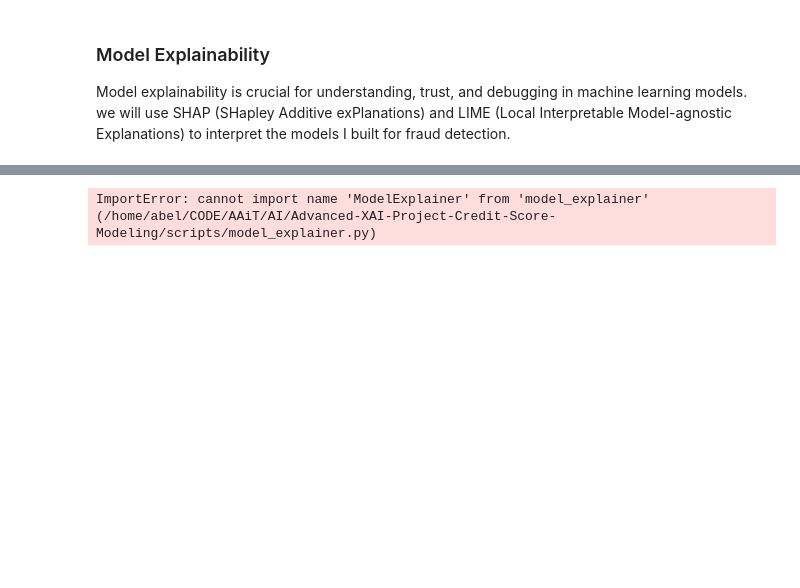
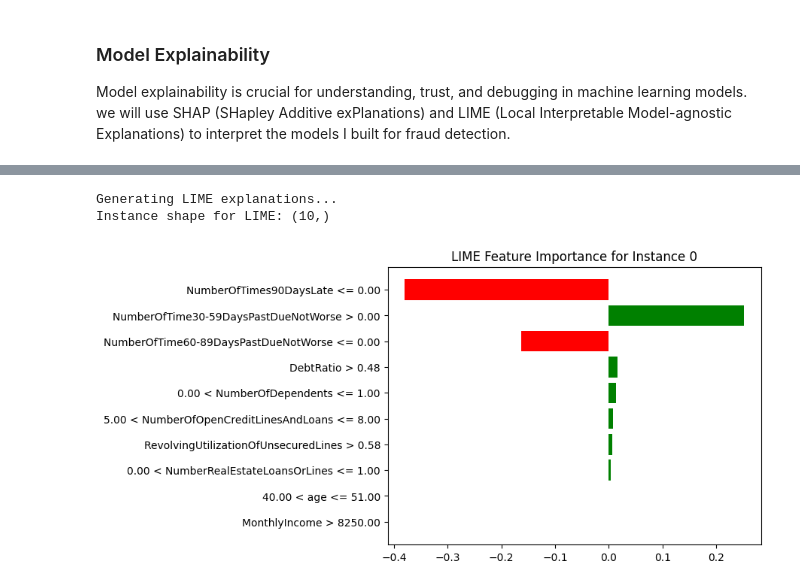
Before and after one commit to ab3lT/Advanced-XAI-Project-Credit-Score-Modeling, a Jupyter notebook: notebooks/modelling.ipynb, the cells around one changed output, grey strips where cells are left out. Drawn from its saved outputs; the diff is of its cells as text; code cells hidden in the pictures; blank space fills up the shorter version.

Commit message:
model explanation with LIME

```diff
--- a/notebooks/modelling.ipynb
+++ b/notebooks/modelling.ipynb
@@ -99,11 +180,11 @@ Model explainability is crucial for understanding, trust, and debugging in machi
 # %%
-# # Import neccessary modules
-from model_explainer import ModelExplainer
 
 # Create instance of the class
-fraud_explainer = ModelExplainer('../app/gradient_boosting_fraud_best_model.pkl', X_test)
+explainer = ModelExplainer('../app/random_forest_fraud_best_model.pkl', X_test)
 
  # Explains the first instance in the dataset
-fraud_explainer.explain_model(instance_idx=0)
+explainer.explain_model(instance_idx=0)
 # %% [output]
-ImportError: cannot import name 'ModelExplainer' from 'model_explainer' (/home/abel/CODE/AAiT/AI/Advanced-XAI-Project-Credit-Score-Modeling/scripts/model_explainer.py)
+Generating LIME explanations...
+Instance shape for LIME: (10,)
+[figure, added]
```
Also changed, not shown: parts of 1 cell of this notebook.
